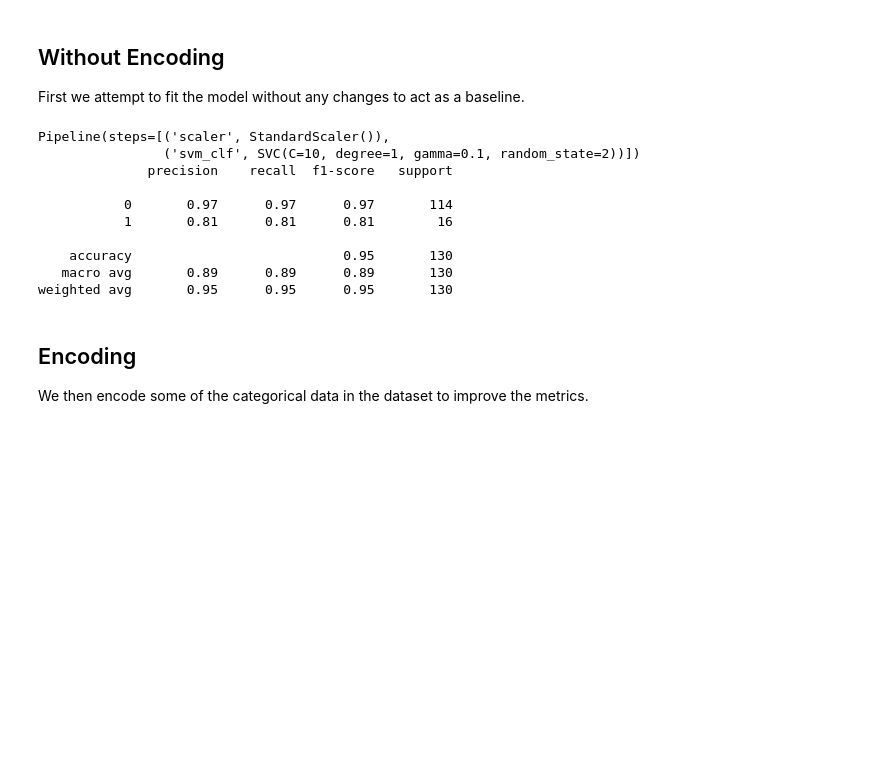
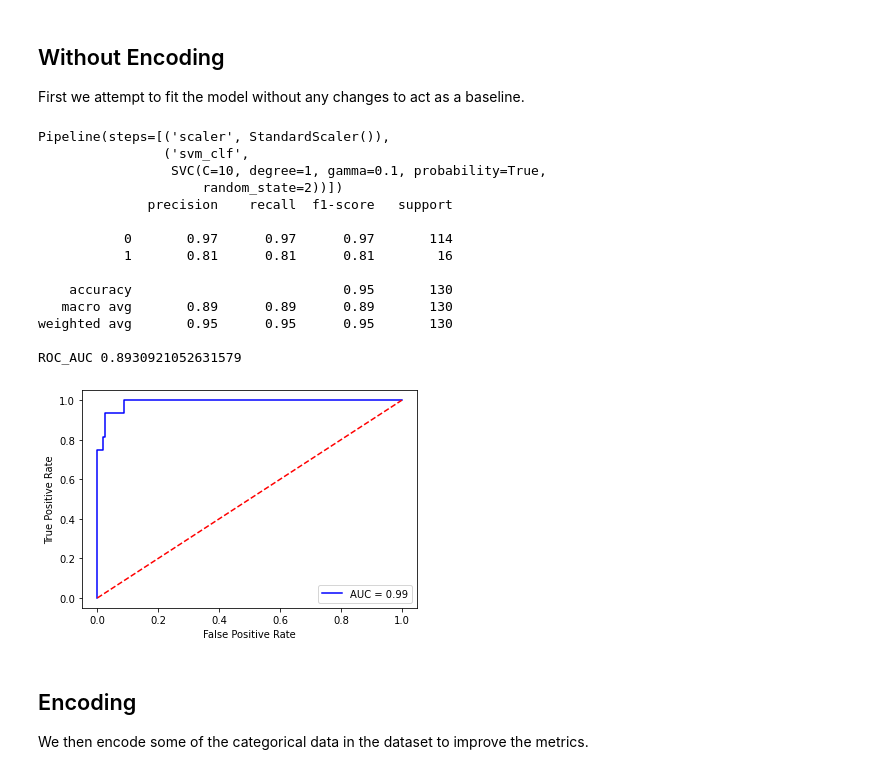
Before and after one commit to YMaher99/Machine-Learning-Course-Project, a Jupyter notebook: Classifying COVID-19 Deaths Using SVM and Decision Tree by Mostafa Lotfy and Youssef Maher.ipynb, the cells around one changed output. Saved outputs shown, nothing was run; the diff lists cells and outputs as text; code cells hidden in the pictures; blank space fills up the shorter version.

```diff
--- a/Classifying COVID-19 Deaths Using SVM and Decision Tree by Mostafa Lotfy and Youssef Maher.ipynb
+++ b/Classifying COVID-19 Deaths Using SVM and Decision Tree by Mostafa Lotfy and Youssef Maher.ipynb
@@ -69,7 +69,7 @@ def svm_validate(X_train, y_train, X_validate, y_validate):
         #Perform scaling on the data then fit the model
         rbf_kernel_svm_clf = Pipeline([
             ("scaler", StandardScaler()),
-            ("svm_clf", SVC(C=c, gamma=gamma, degree=degree, random_state= 2))
+            ("svm_clf", SVC(C=c, gamma=gamma, degree=degree, random_state= 2, probability=True))
         ])
         rbf_kernel_svm_clf.fit(X_train, y_train)
         y_pred = rbf_kernel_svm_clf.predict(X_validate)
@@ -106,6 +106,18 @@ def DT_validate(X_train, y_train, X_validate, y_validate):
         dic['recall'].append(recall)
     df_scores = pd.DataFrame(dic)
     return df_scores.iloc[df_scores['recall'].idxmax(), 0]
+# %%
+def draw_roc_curve(clf,X_test,y_test):
+    y_predict =  clf.predict_proba(X_test)
+    y_pred_proba = y_predict[::,1]
+    fpr, tpr, _ = roc_curve(y_test,  y_pred_proba)
+    roc_auc = roc_auc_score(y_test, y_pred_proba)
+    plt.plot(fpr, tpr, 'b', label = 'AUC = %0.2f' % roc_auc)
+    plt.legend(loc = 'lower right')
+    plt.plot([0, 1], [0, 1],'r--')
+    plt.ylabel('True Positive Rate')
+    plt.xlabel('False Positive Rate')
+    plt.show()
 # %% [markdown]
 # SVM
 # %% [markdown]
@@ -114,19 +126,27 @@ First we attempt to fit the model without any changes to act as a baseline.
 # %%
 X_train, X_validate, X_test, y_train, y_validate, y_test = split(df)
 best_svm = svm_validate(X_train, y_train, X_validate, y_validate)
+y_predict = best_svm.predict(X_test)
 print(best_svm)
-print(classification_report(y_test, best_svm.predict(X_test)))
+print(classification_report(y_test, y_predict))
+print(f'ROC_AUC', roc_auc_score(y_test, y_predict))
+draw_roc_curve(best_svm,X_test,y_test)
 # %% [output]
 Pipeline(steps=[('scaler', StandardScaler()),
-                ('svm_clf', SVC(C=10, degree=1, gamma=0.1, random_state=2))])
+                ('svm_clf',
+                 SVC(C=10, degree=1, gamma=0.1, probability=True,
+                     random_state=2))])
               precision    recall  f1-score   support
 
            0       0.97      0.97      0.97       114
            1       0.81      0.81      0.81        16
 
     accuracy                           0.95       130
    macro avg       0.89      0.89      0.89       130
 weighted avg       0.95      0.95      0.95       130
+
+ROC_AUC 0.8930921052631579
+[figure, added]
 # %% [markdown]
 ## Encoding
 We then encode some of the categorical data in the dataset to improve the metrics.
```
Also changed, not shown: parts of 16 cells of this notebook, 1 other file.
